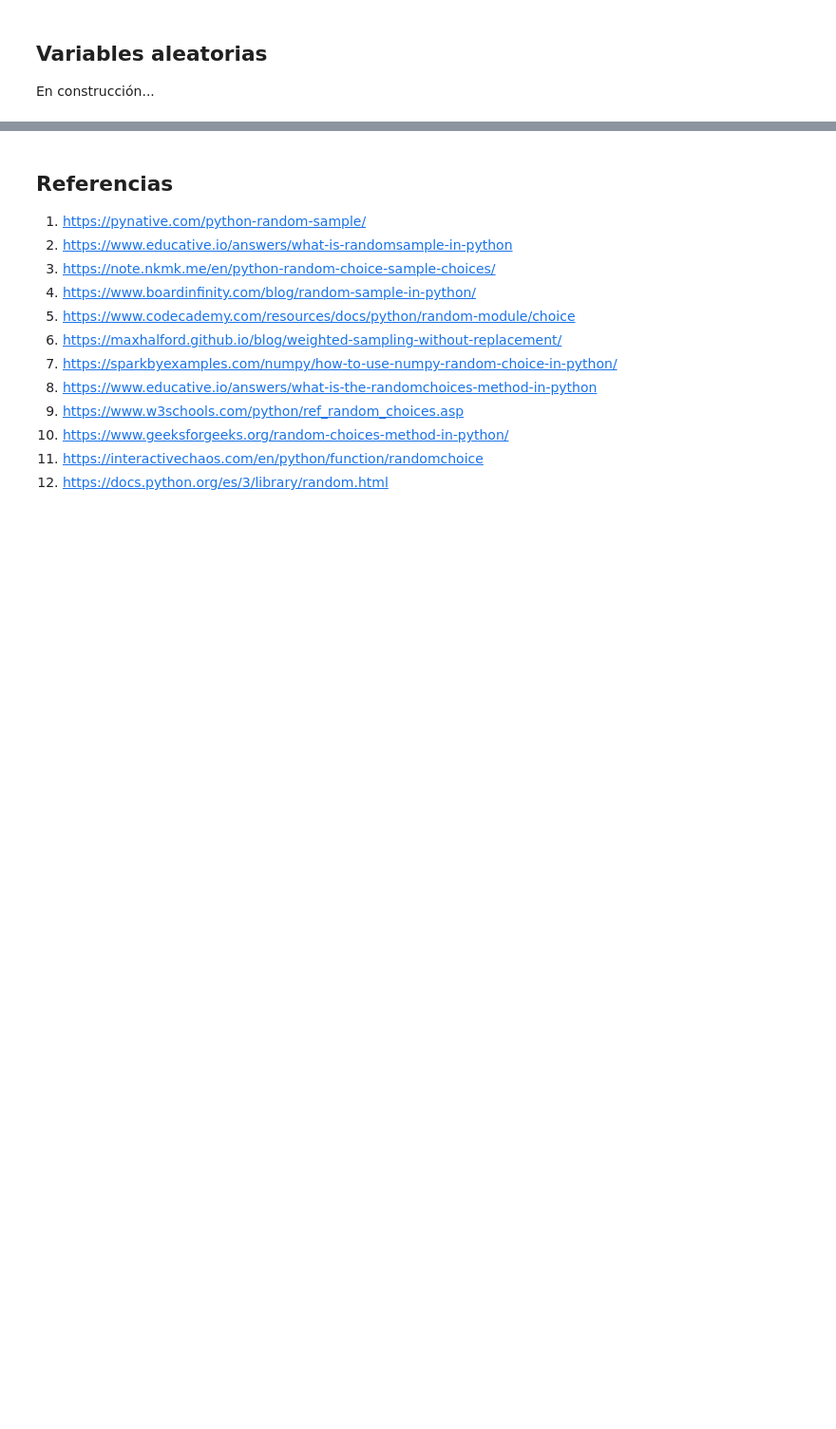
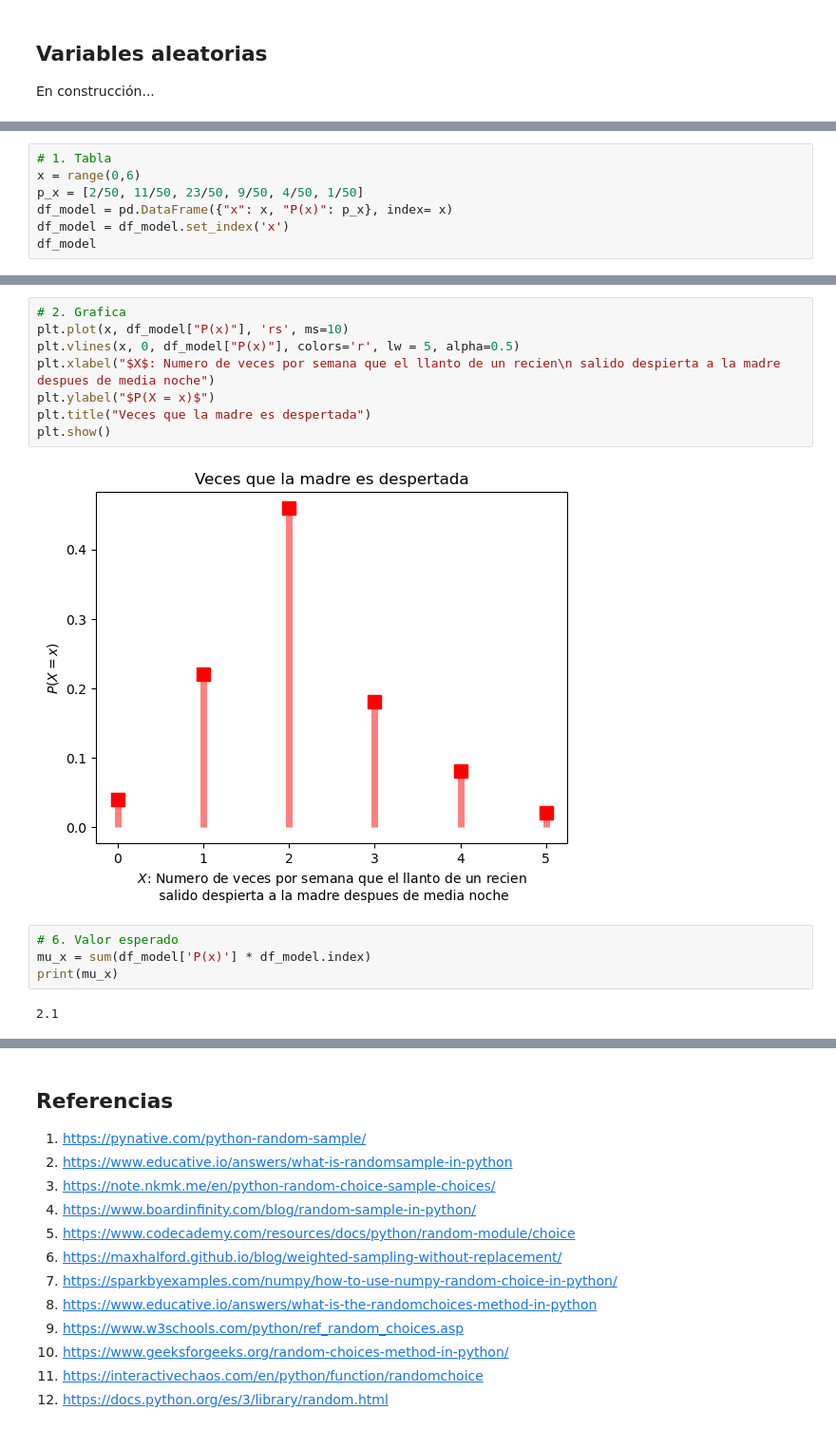
Before and after one commit to estocasticos-udem/clases-2023-2, a Jupyter notebook: clase4_07-09-2023.ipynb, the cells around one changed output, grey strips where cells are left out. Shown at 95% size. Drawn from its saved outputs; the diff is of its cells as text; blank space fills up the shorter version.

```diff
--- a/clase4_07-09-2023.ipynb
+++ b/clase4_07-09-2023.ipynb
@@ -175,0 +155,7 @@ En construcción...
+# %%
+# 1. Tabla
+x = range(0,6)
+p_x = [2/50, 11/50, 23/50, 9/50, 4/50, 1/50]
+df_model = pd.DataFrame({"x": x, "P(x)": p_x}, index= x)
+df_model = df_model.set_index('x')
+df_model
@@ -175,0 +171,16 @@ En construcción...
+# %%
+# 2. Grafica
+plt.plot(x, df_model["P(x)"], 'rs', ms=10)
+plt.vlines(x, 0, df_model["P(x)"], colors='r', lw = 5, alpha=0.5)
+plt.xlabel("$X$: Numero de veces por semana que el llanto de un recien\n salido despierta a la madre despues de media noche")
+plt.ylabel("$P(X = x)$")
+plt.title("Veces que la madre es despertada")
+plt.show()
+# %% [output]
+[figure, added]
+# %%
+# 6. Valor esperado
+mu_x = sum(df_model['P(x)'] * df_model.index)
+print(mu_x)
+# %% [output]
+2.1
```
Also changed, not shown: parts of 34 cells of this notebook.
